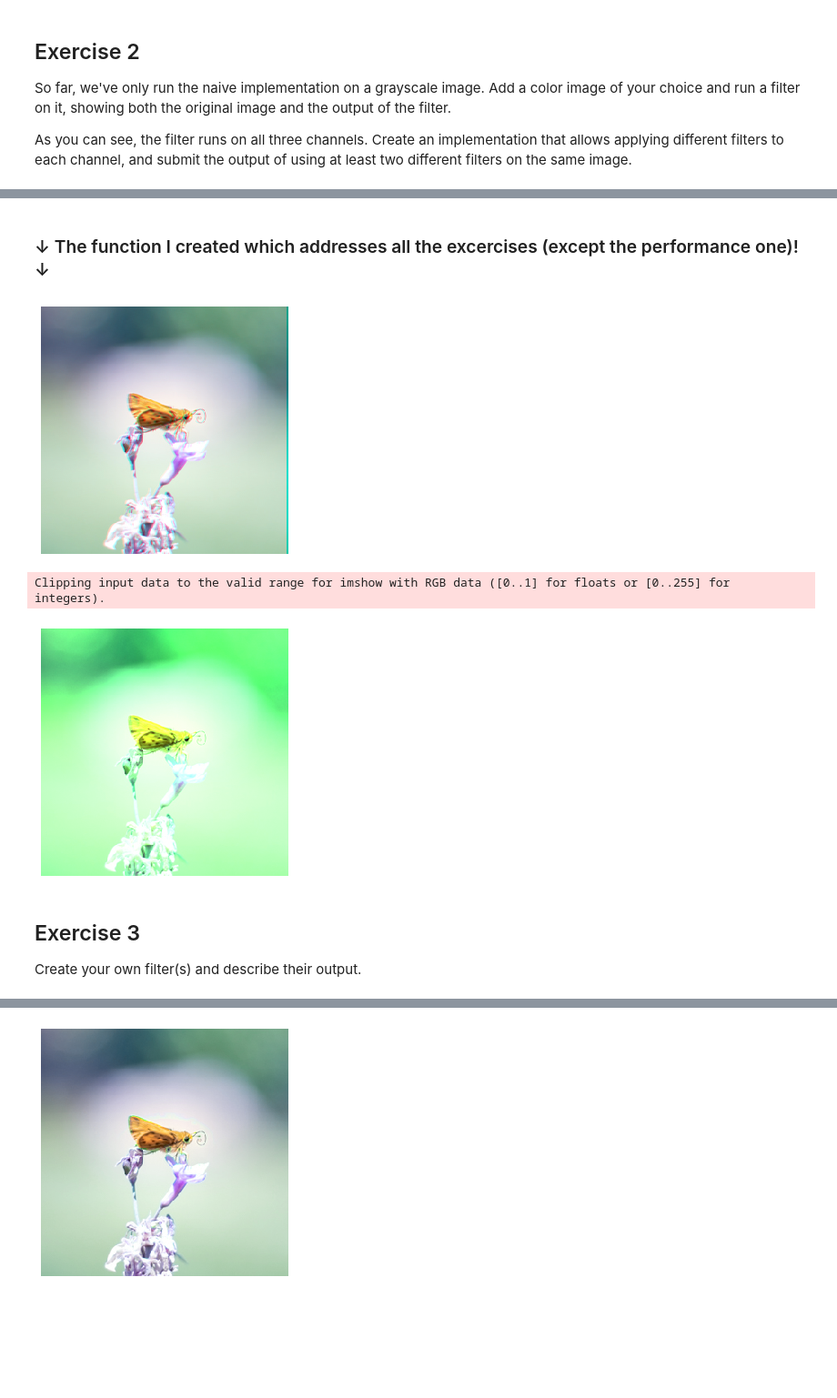
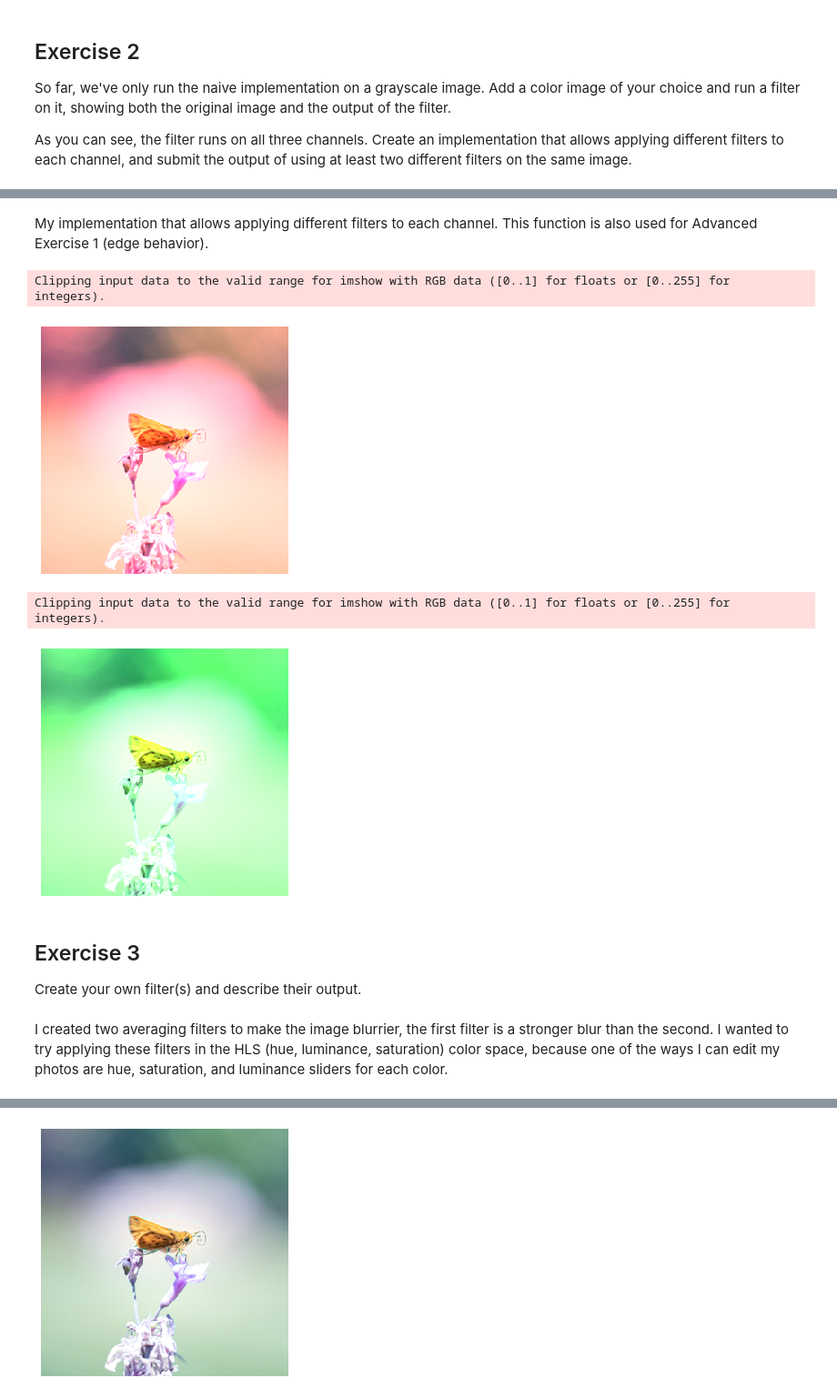
Before and after one commit to pauburk/Nueva-CS, a Jupyter notebook: comp_vision/filters/Filters.ipynb, the cells around one changed output, grey strips where cells are left out. Shown at 91% size. Drawn from its saved outputs; the diff is of its cells as text; code cells hidden in the pictures; blank space fills up the shorter version.

Commit message:
completed filters assignment

```diff
--- a/comp_vision/filters/Filters.ipynb
+++ b/comp_vision/filters/Filters.ipynb
@@ -137,5 +146,5 @@ Clipping input data to the valid range for imshow with RGB data ([0..1] for floa
-# %% [markdown]
-### &darr; The function I created which addresses all the excercises (except the performance one)! &darr;
+# %% [markdown]
+My implementation that allows applying different filters to each channel. This function is also used for Advanced Exercise 1 (edge behavior).
 # %%
 def ncf(image, kernel, space, channel, edge_behavior="zero"):
     """
@@ -223,14 +243,17 @@ def ncf(image, kernel, space, channel, edge_behavior="zero"):
 
     return out
 # %%
-display(ncf(image_color, filter1, "RGB", "R"))
+display(ncf(image_color, filter2, "RGB", "R"))
 display(ncf(image_color, filter2, "RGB", "G"))
 # %% [output]
+Clipping input data to the valid range for imshow with RGB data ([0..1] for floats or [0..255] for integers).
-[figure, old version]
+[figure, new version]
-Clipping input data to the valid range for imshow with RGB data ([0..1] for floats or [0..255] for integers).
+Clipping input data to the valid range for imshow with RGB data ([0..1] for floats or [0..255] for integers).
 [figure]
 # %% [markdown]
 ## Exercise 3
 Create your own filter(s) and describe their output.
+# %% [markdown]
+I created two averaging filters to make the image blurrier, the first filter is a stronger blur than the second. I wanted to try applying these filters in the HLS (hue, luminance, saturation) color space, because one of the ways I can edit my photos are hue, saturation, and luminance sliders for each color.
 # %%
 filter_hls1 = np.array(
```
Also changed, not shown: parts of 12 cells of this notebook, 2 other files.
